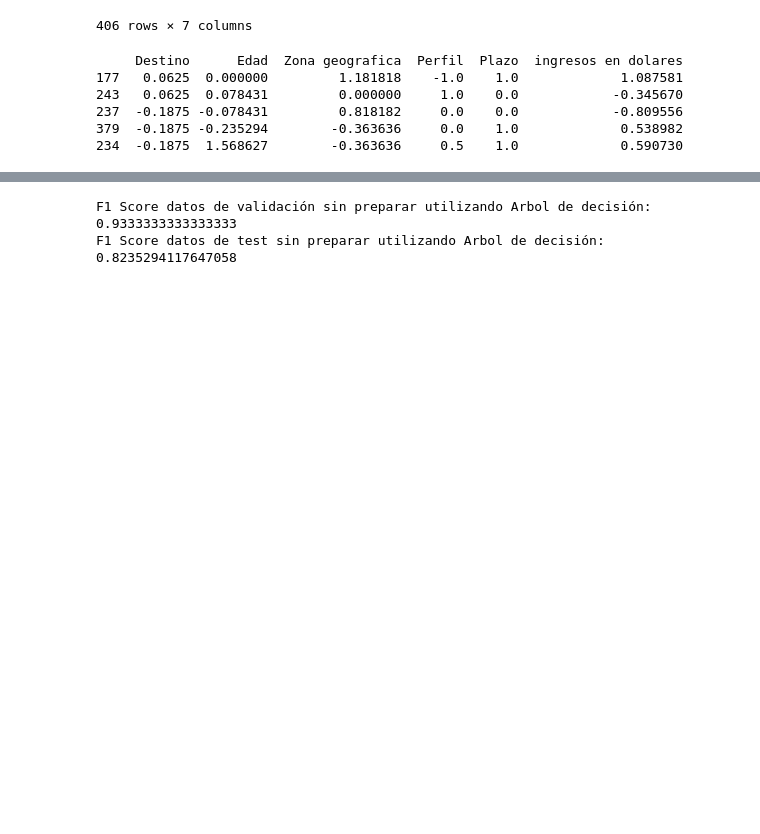
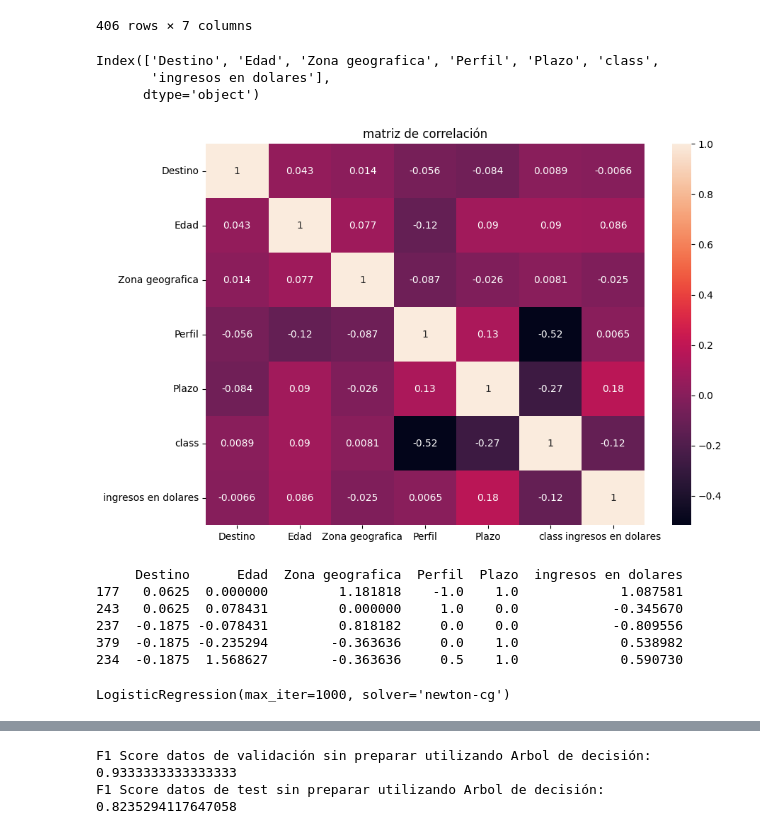
Before and after one commit to HANNNNSEN/AnalisisPrestamos, a Jupyter notebook: AnalisisPrestamosConArboles.ipynb, the cells around one changed output, grey strips where cells are left out. Drawn from its saved outputs; the diff is of its cells as text; code cells hidden in the pictures; blank space fills up the shorter version.

```diff
--- a/AnalisisPrestamosConArboles.ipynb
+++ b/AnalisisPrestamosConArboles.ipynb
@@ -45,9 +45,7 @@ df
 # cuando ingresemos una nueva entrada lo pasaremos por esta función
 
 dolar_prueba = dolar.copy()
-df_prueba= df.copy()
-
-
+df_prueba1= df.copy()
 
 def editor_fichero(fichero,fichero_dolar):
 
@@ -97,8 +95,8 @@ def editor_fichero(fichero,fichero_dolar):
     return pasar_ingresos_a_dolares(convertir_etiqueta(fichero),fichero_dolar)
 
 
-editor_fichero(df_prueba, dolar_prueba)
-df_prueba
+editor_fichero(df_prueba1, dolar_prueba)
+df_prueba1
 # %% [output]
 |  | Destino | Edad | Zona geografica | Perfil | Plazo | class | ingresos en dolares |
 | 0 | Refaccion y construccion de vivienda | 45 | Buenos Aires | A | 6 | 1 | 1974.450609 |
@@ -113,4 +111,25 @@ df_prueba
 | 404 | Refaccion y construccion de vivienda | 35 | Ciudad de Buenos Aires | D | 48 | 0 | 1596.989141 |
 | 405 | Consolidacion de deuda | 33 | Cordoba | E | 48 | 0 | 1001.112347 |
 406 rows × 7 columns
+# %%
+df_prueba=df_prueba1.copy()
+# %%
+# Transformamos los valores del atributo class de categóricos a numéricos
+df_encoder=df_prueba
+labelencoder = LabelEncoder()
+df_encoder['Destino']=labelencoder.fit_transform(df_prueba['Destino'])
+df_encoder['Perfil']=labelencoder.fit_transform(df_prueba['Perfil'])
+df_encoder['Zona geografica']=labelencoder.fit_transform(df_prueba['Zona geografica'])
+df_encoder['class']=labelencoder.fit_transform(df_prueba['class'])
+
+# Representar gráficamente la matriz de correlación
+plt.figure(figsize = (10,7))
+plt.title("matriz de correlación")
+sns.heatmap(df_prueba.select_dtypes(include='number').corr(), annot = True, cmap = "rocket")
+print(df_prueba.columns)
+# %% [output]
+Index(['Destino', 'Edad', 'Zona geografica', 'Perfil', 'Plazo', 'class',
+       'ingresos en dolares'],
+      dtype='object')
+[figure, added]
 # %%
@@ -242,3 +250,13 @@ X_test_prep = data_preparer.transform(X_test)
 237  -0.1875 -0.078431         0.818182     0.0    0.0            -0.809556
 379  -0.1875 -0.235294        -0.363636     0.0    1.0             0.538982
 234  -0.1875  1.568627        -0.363636     0.5    1.0             0.590730
+# %%
+#entrenamiento, luego de preparar los datos empezaremos a realizar los entrenamientos
+
+# Entrenamos un algoritmo basado en regresión logística
+from sklearn.linear_model import LogisticRegression
+
+clf = LogisticRegression(solver="newton-cg", max_iter=1000)
+clf.fit(X_train_prep, y_train)
+# %% [output]
+LogisticRegression(max_iter=1000, solver='newton-cg')
```
Also changed, not shown: parts of 5 cells of this notebook, 3 other files.
